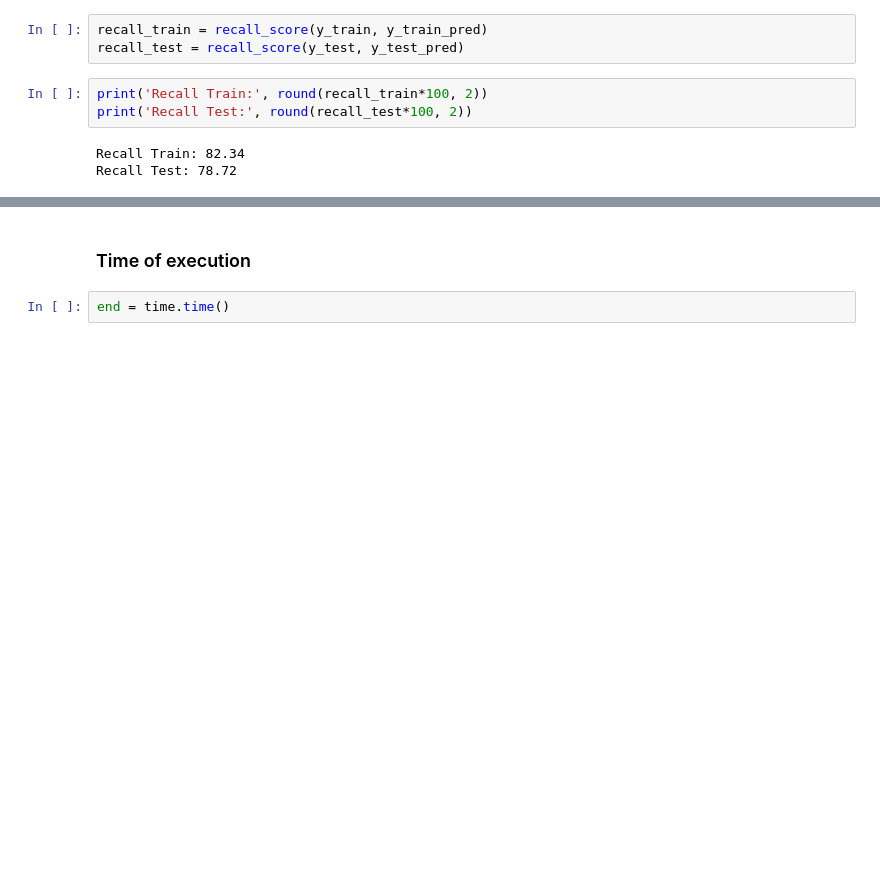
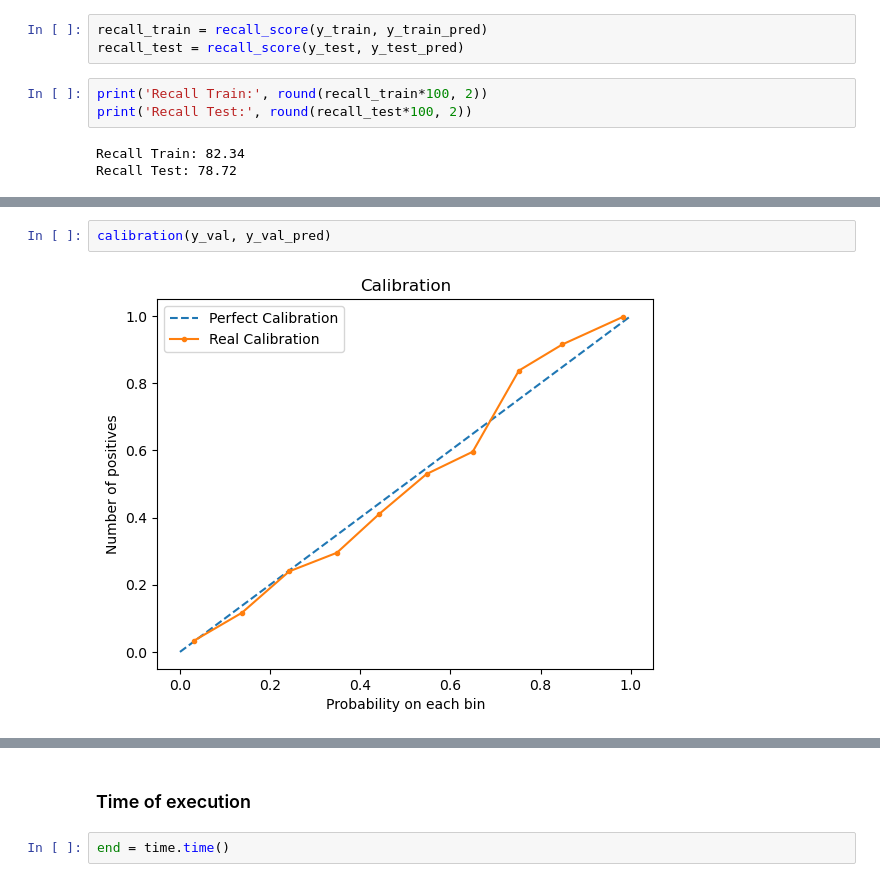
Before and after one commit to anvaldes/Repositorio_de_Proyectos, a Jupyter notebook: Data_Science_Contents/General_Topics/28.Sklearn_Pipelines/Sklearn_Pipelines.ipynb, the cells around one changed output, grey strips where cells are left out. Cells and saved outputs as stored; diff of their text form; blank space fills up the shorter version.

```diff
--- a/Data_Science_Contents/General_Topics/28.Sklearn_Pipelines/Sklearn_Pipelines.ipynb
+++ b/Data_Science_Contents/General_Topics/28.Sklearn_Pipelines/Sklearn_Pipelines.ipynb
@@ -115,0 +588,4 @@ Recall Test: 78.72
+# %%
+calibration(y_val, y_val_pred)
+# %% [output]
+[figure, added]
```
Also changed, not shown: parts of 90 cells of this notebook, 5 other files.
